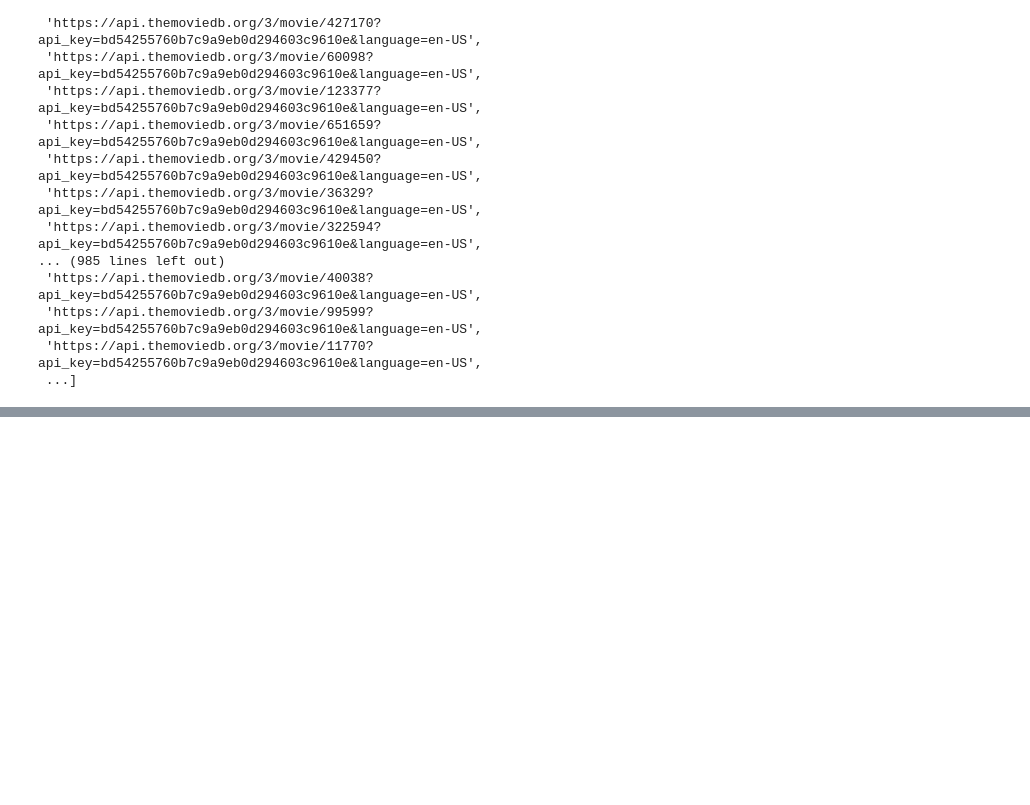
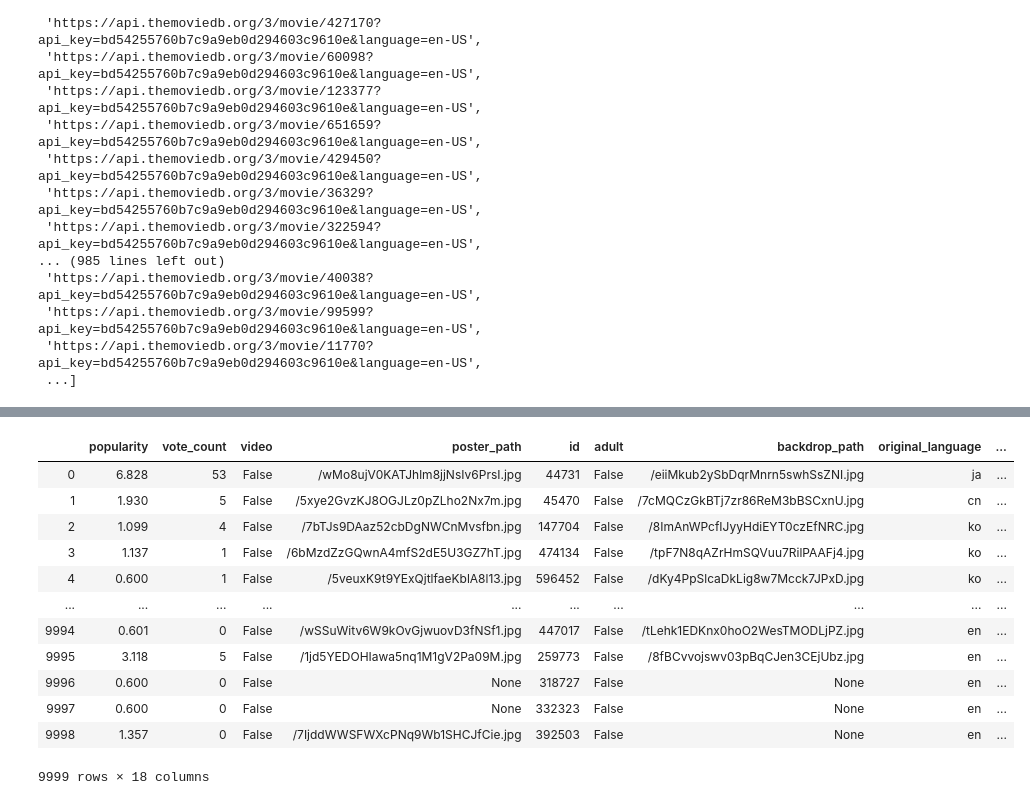
Before and after one commit to bellisor/DS051120-Mod1-Project-Brad-Kenny, a Jupyter notebook: api.ipynb, the cells around one changed output, grey strips where cells are left out. Cells and saved outputs as stored; diff of their text form; code cells hidden in the pictures; blank space fills up the shorter version.

```diff
--- a/api.ipynb
+++ b/api.ipynb
@@ -96,3 +96,5 @@ for link in links:
 
     imdb_id = data.get('imdb_id')
     df.at[links.index(link), 'imdb_id'] = imdb_id
+    count += 1
+    print(count)
@@ -98,0 +126,28 @@ for link in links:
+# %%
+import requests
+from bs4 import BeautifulSoup
+import pandas as pd
+import numpy as np
+
+### Go through each row to get IMDB ID then calls to each URL ###
+
+count = 0
+
+for index, row in df.iterrows():
+
+    link1 = 'http://www.omdbapi.com/?apikey=' + config.api_key_omdb + '&i=' + str(row['imdb_id'])
+
+    response = requests.get(link1)
+    data = response.json()
+
+    ### Gets the values from the JSON response ###
+    imdb_rating = data.get('imdbRating')
+    metascore = data.get('Metascore')
+    runtime = data.get('Runtime')
+
+    ### Stores the values to the existing df ###
+    df.at[index, 'IMDB Rating'] = imdb_rating
+    df.at[index, 'Meta Score'] = metascore
+    df.at[index, 'Runtime'] = runtime
+    count +=1
+    print(count)
@@ -98,0 +173,16 @@ for link in links:
+# %%
+df
+# %% [output]
+|  | popularity | vote_count | video | poster_path | id | adult | backdrop_path | original_language | ... |
+| 0 | 6.828 | 53 | False | /wMo8ujV0KATJhlm8jjNsIv6PrsI.jpg | 44731 | False | /eiiMkub2ySbDqrMnrn5swhSsZNI.jpg | ja | ... |
+| 1 | 1.930 | 5 | False | /5xye2GvzKJ8OGJLz0pZLho2Nx7m.jpg | 45470 | False | /7cMQCzGkBTj7zr86ReM3bBSCxnU.jpg | cn | ... |
+| 2 | 1.099 | 4 | False | /7bTJs9DAaz52cbDgNWCnMvsfbn.jpg | 147704 | False | /8ImAnWPcfIJyyHdiEYT0czEfNRC.jpg | ko | ... |
+| 3 | 1.137 | 1 | False | /6bMzdZzGQwnA4mfS2dE5U3GZ7hT.jpg | 474134 | False | /tpF7N8qAZrHmSQVuu7RilPAAFj4.jpg | ko | ... |
+| 4 | 0.600 | 1 | False | /5veuxK9t9YExQjtlfaeKblA8l13.jpg | 596452 | False | /dKy4PpSlcaDkLig8w7Mcck7JPxD.jpg | ko | ... |
+| ... | ... | ... | ... | ... | ... | ... | ... | ... | ... |
+| 9994 | 0.601 | 0 | False | /wSSuWitv6W9kOvGjwuovD3fNSf1.jpg | 447017 | False | /tLehk1EDKnx0hoO2WesTMODLjPZ.jpg | en | ... |
+| 9995 | 3.118 | 5 | False | /1jd5YEDOHIawa5nq1M1gV2Pa09M.jpg | 259773 | False | /8fBCvvojswv03pBqCJen3CEjUbz.jpg | en | ... |
+| 9996 | 0.600 | 0 | False | None | 318727 | False | None | en | ... |
+| 9997 | 0.600 | 0 | False | None | 332323 | False | None | en | ... |
+| 9998 | 1.357 | 0 | False | /7IjddWWSFWXcPNq9Wb1SHCJfCie.jpg | 392503 | False | None | en | ... |
+9999 rows × 18 columns
```
Also changed, not shown: parts of 17 cells of this notebook, 2 other files.
